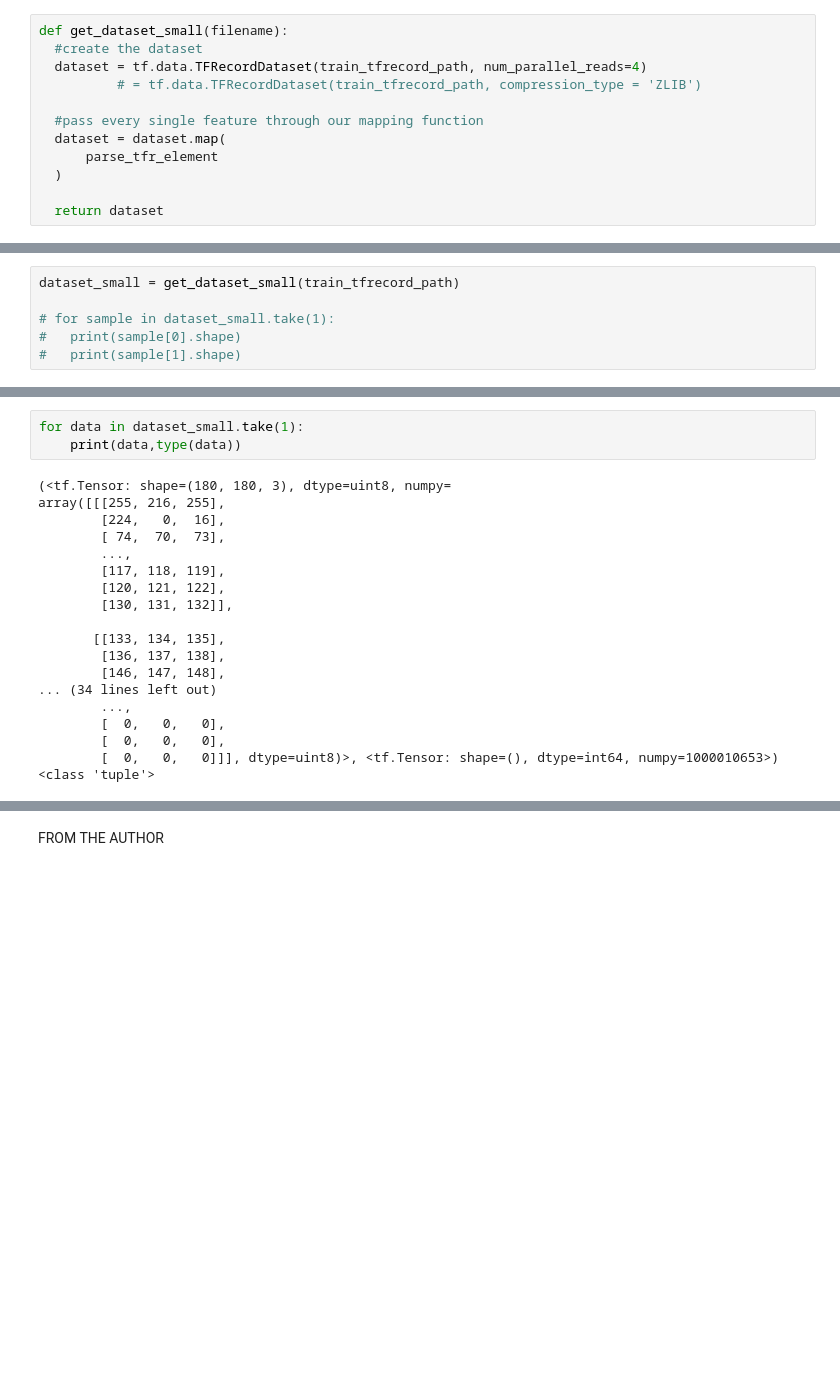
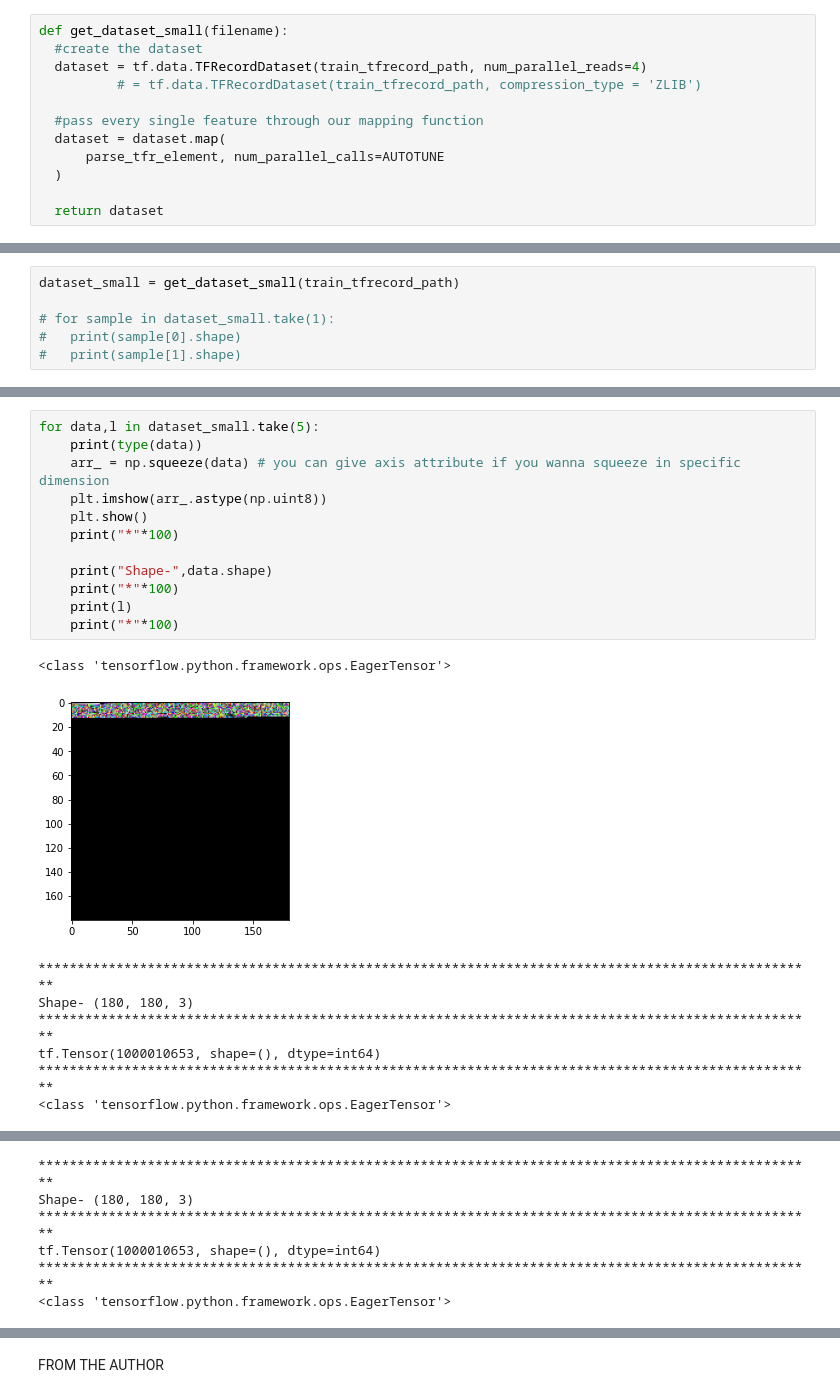
Before and after one commit to sarthakkaushik/Cdiscount-Image-Classification, a Jupyter notebook: Reading_Tfrecord_File.ipynb, the cells around one changed output, grey strips where cells are left out. Cells and saved outputs as stored; diff of their text form; blank space fills up the shorter version.

```diff
--- a/Reading_Tfrecord_File.ipynb
+++ b/Reading_Tfrecord_File.ipynb
@@ -105,7 +134,7 @@ def get_dataset_small(filename):
 
   #pass every single feature through our mapping function
   dataset = dataset.map(
-      parse_tfr_element
+      parse_tfr_element, num_parallel_calls=AUTOTUNE
   )
 
   return dataset
@@ -124,21 +154,21 @@ tensorflow.python.data.ops.dataset_ops.MapDataset
-# %%
-for data in dataset_small.take(1):
-    print(data,type(data))
-# %% [output]
-(<tf.Tensor: shape=(180, 180, 3), dtype=uint8, numpy=
-array([[[255, 216, 255],
-        [224,   0,  16],
-        [ 74,  70,  73],
-        ...,
-        [117, 118, 119],
-        [120, 121, 122],
-        [130, 131, 132]],
-
-       [[133, 134, 135],
-        [136, 137, 138],
-        [146, 147, 148],
-... (34 lines left out)
-        ...,
-        [  0,   0,   0],
-        [  0,   0,   0],
-        [  0,   0,   0]]], dtype=uint8)>, <tf.Tensor: shape=(), dtype=int64, numpy=1000010653>) <class 'tuple'>
+# %%
+for data,l in dataset_small.take(5):
+    print(type(data))
+    arr_ = np.squeeze(data) # you can give axis attribute if you wanna squeeze in specific dimension
+    plt.imshow(arr_.astype(np.uint8))
+    plt.show()
+    print("*"*100)
+
+    print("Shape-",data.shape)
+    print("*"*100)
+    print(l)
+    print("*"*100)
+# %% [output]
+<class 'tensorflow.python.framework.ops.EagerTensor'>
+[figure, added]
+****************************************************************************************************
+Shape- (180, 180, 3)
+****************************************************************************************************
+tf.Tensor(1000010653, shape=(), dtype=int64)
+****************************************************************************************************
+<class 'tensorflow.python.framework.ops.EagerTensor'>
@@ -144,0 +176,6 @@ array([[[255, 216, 255],
+****************************************************************************************************
+Shape- (180, 180, 3)
+****************************************************************************************************
+tf.Tensor(1000010653, shape=(), dtype=int64)
+****************************************************************************************************
+<class 'tensorflow.python.framework.ops.EagerTensor'>
```
Also changed, not shown: parts of 7 cells of this notebook.
